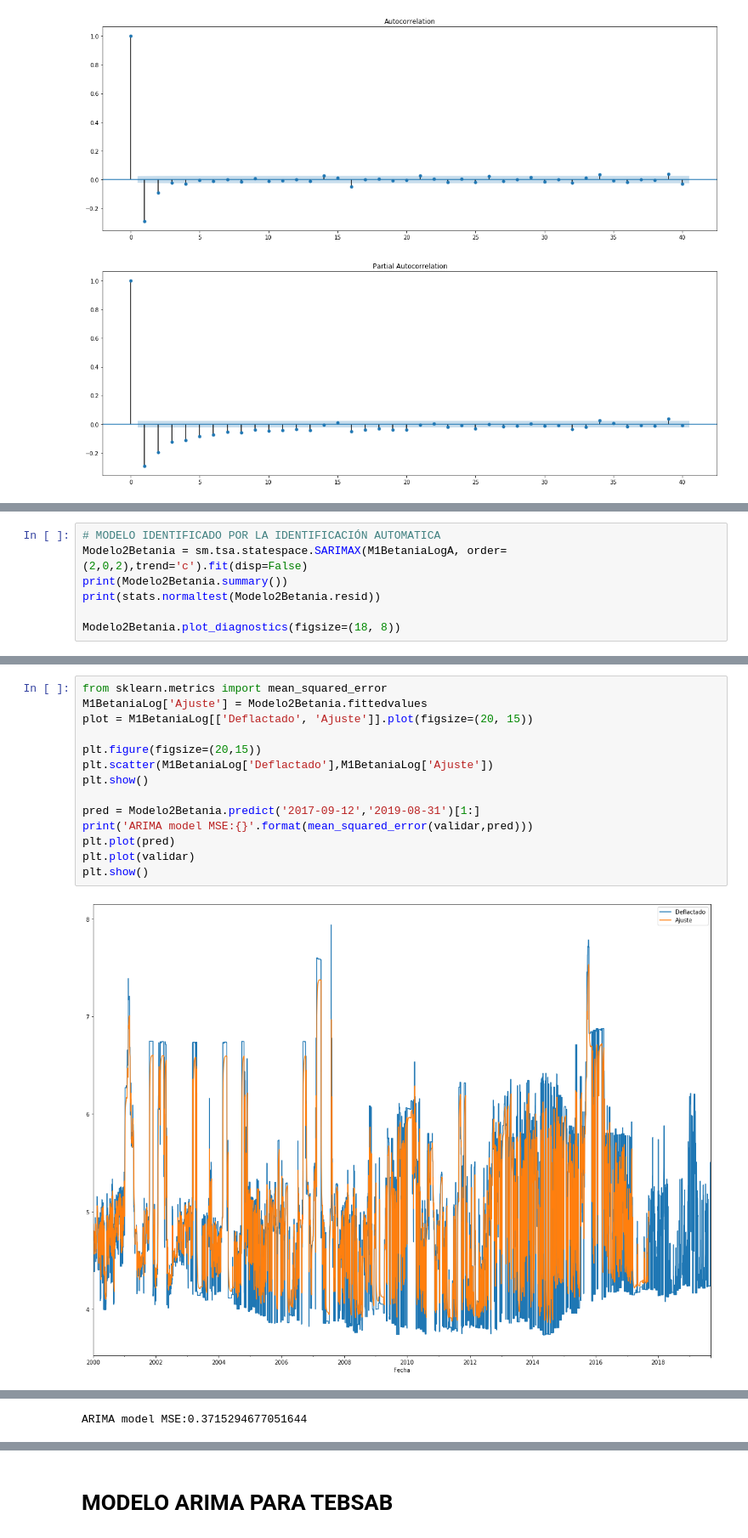
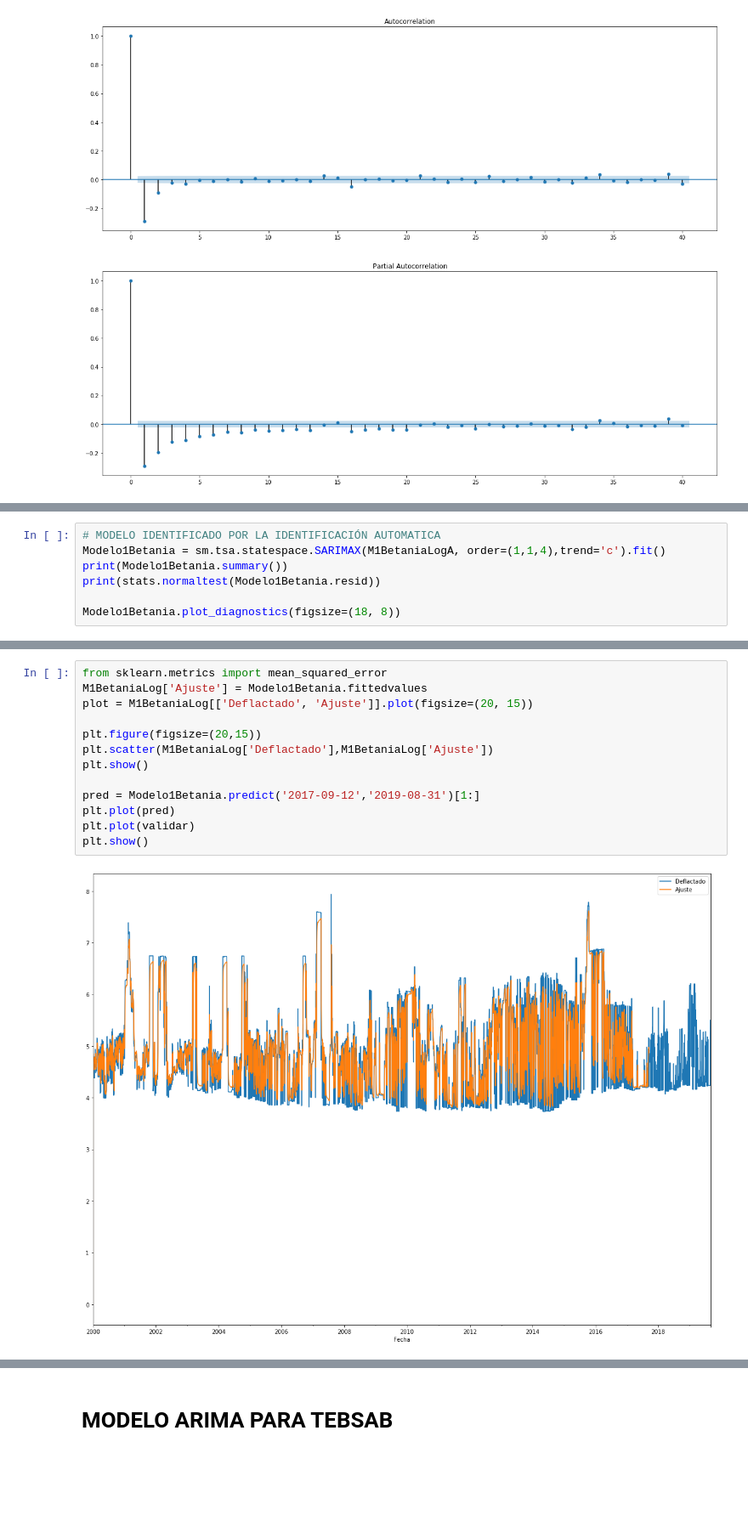
Before and after one commit to Vamarinpe/PAE, a Jupyter notebook: CodRecurso.ipynb, the cells around one changed output, grey strips where cells are left out. Shown at 85% size. Drawn from its saved outputs; the diff is of its cells as text; blank space fills up the shorter version.

```diff
--- a/CodRecurso.ipynb
+++ b/CodRecurso.ipynb
@@ -549,10 +492,10 @@ Warnings:
 # %%
 # MODELO IDENTIFICADO POR LA IDENTIFICACIÓN AUTOMATICA
-Modelo2Betania = sm.tsa.statespace.SARIMAX(M1BetaniaLogA, order=(2,0,2),trend='c').fit(disp=False)
-print(Modelo2Betania.summary())
-print(stats.normaltest(Modelo2Betania.resid))
+Modelo1Betania = sm.tsa.statespace.SARIMAX(M1BetaniaLogA, order=(1,1,4),trend='c').fit()
+print(Modelo1Betania.summary())
+print(stats.normaltest(Modelo1Betania.resid))
 
-Modelo2Betania.plot_diagnostics(figsize=(18, 8))
+Modelo1Betania.plot_diagnostics(figsize=(18, 8))
 # %% [output]
                            Statespace Model Results
 ==============================================================================
@@ -576,16 +519,15 @@ NormaltestResult(statistic=979.4250741924036, pvalue=2.0919313109923305e-213)
 # %%
 from sklearn.metrics import mean_squared_error
-M1BetaniaLog['Ajuste'] = Modelo2Betania.fittedvalues
+M1BetaniaLog['Ajuste'] = Modelo1Betania.fittedvalues
 plot = M1BetaniaLog[['Deflactado', 'Ajuste']].plot(figsize=(20, 15))
 
 plt.figure(figsize=(20,15))
 plt.scatter(M1BetaniaLog['Deflactado'],M1BetaniaLog['Ajuste'])
 plt.show()
 
-pred = Modelo2Betania.predict('2017-09-12','2019-08-31')[1:]
-print('ARIMA model MSE:{}'.format(mean_squared_error(validar,pred)))
+pred = Modelo1Betania.predict('2017-09-12','2019-08-31')[1:]
 plt.plot(pred)
 plt.plot(validar)
 plt.show()
 # %% [output]
-[figure, old version]
+[figure, new version]
@@ -593 +534,0 @@ plt.show()
-ARIMA model MSE:0.3715294677051644
```
Also changed, not shown: parts of 14 cells of this notebook.
